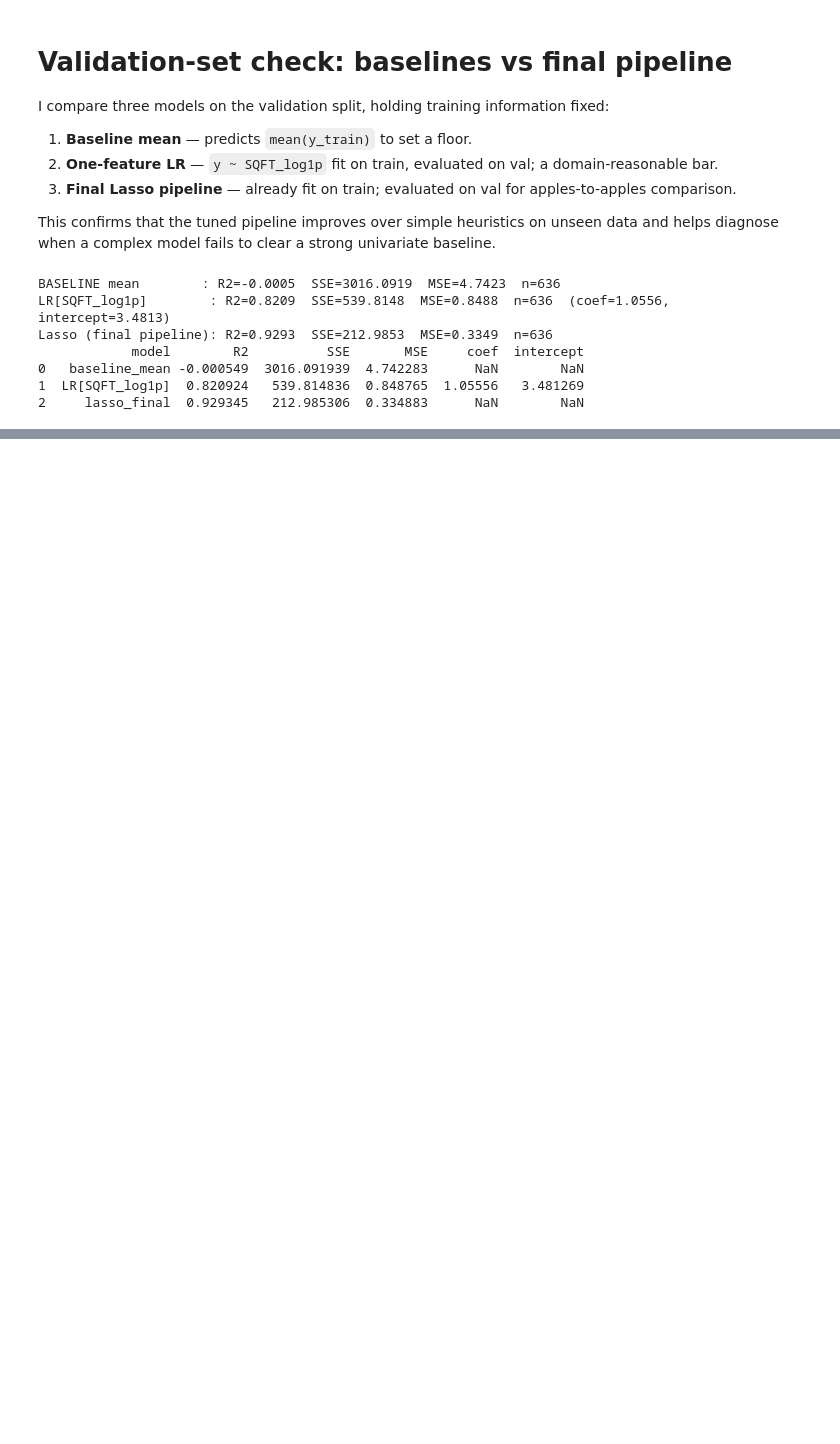
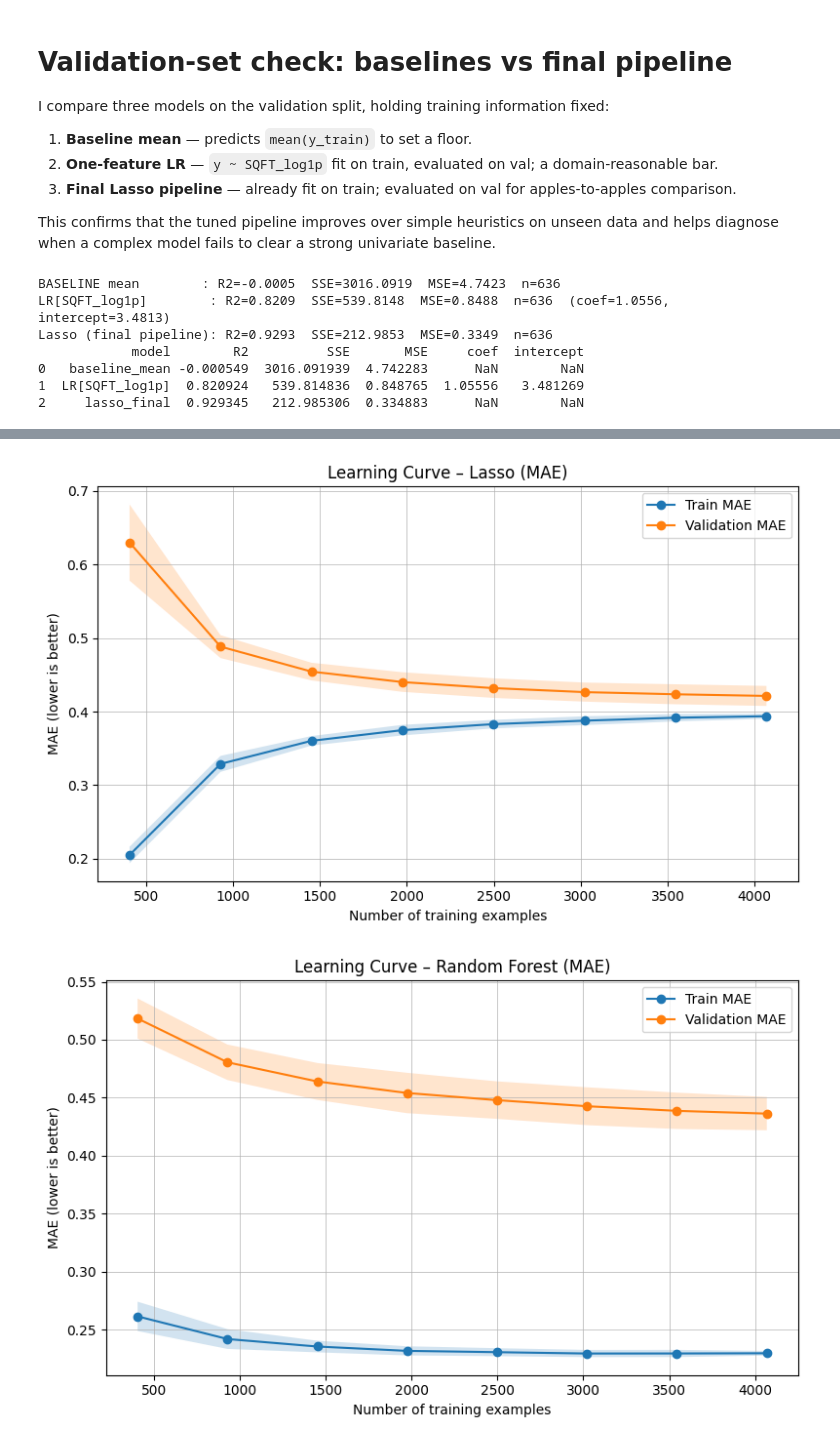
Before and after one commit to dgorin1/CBECS_portfolio, a Jupyter notebook: notebooks/02_build_train.ipynb, the cells around one changed output, grey strips where cells are left out. Cells and saved outputs as stored; diff of their text form; code cells hidden in the pictures; blank space fills up the shorter version.

```diff
--- a/notebooks/02_build_train.ipynb
+++ b/notebooks/02_build_train.ipynb
@@ -759,0 +967,75 @@ Lasso (final pipeline): R2=0.9293  SSE=212.9853  MSE=0.3349  n=636
+# %%
+from sklearn.model_selection import learning_curve
+from sklearn.metrics import make_scorer, mean_absolute_error
+import matplotlib.pyplot as plt
+import numpy as np
+
+# sklearn's built-in string scorer "neg_mean_absolute_error" works too,
+# but I'll keep an explicit scorer here for clarity if you reuse it elsewhere.
+mae_scorer = make_scorer(mean_absolute_error, greater_is_better=False)
+
+def plot_learning_curve_mae(
+    estimator,
+    X,
+    y,
+    cv,
+    title,
+    train_sizes=np.linspace(0.1, 1.0, 8)
+):
+    sizes, train_scores, val_scores = learning_curve(
+        estimator=estimator,
+        X=X,
+        y=y,
+        train_sizes=train_sizes,
+        cv=cv,
+        scoring=mae_scorer,   # returns NEGATIVE MAE
+        n_jobs=-1,
+        shuffle=True,
+        random_state=1,
+    )
+
+    # convert from negative MAE to MAE
+    train_mae = -train_scores
+    val_mae   = -val_scores
+
+    train_mean = train_mae.mean(axis=1)
+    train_std  = train_mae.std(axis=1)
+    val_mean   = val_mae.mean(axis=1)
+    val_std    = val_mae.std(axis=1)
+
+    plt.figure(figsize=(8, 5))
+    plt.plot(sizes, train_mean, marker="o", label="Train MAE")
+    plt.fill_between(sizes, train_mean - train_std, train_mean + train_std, alpha=0.2)
+
+    plt.plot(sizes, val_mean, marker="o", label="Validation MAE")
+    plt.fill_between(sizes, val_mean - val_std, val_mean + val_std, alpha=0.2)
+
+    plt.xlabel("Number of training examples")
+    plt.ylabel("MAE (lower is better)")
+    plt.title(title)
+    plt.legend()
+    plt.grid(True, linewidth=0.5)
+    plt.tight_layout()
+    plt.show()
+
+
+# --- Lasso learning curve (MAE) ---
+plot_learning_curve_mae(
+    estimator=final_lasso,     # your fitted Lasso pipeline
+    X=X_train,
+    y=y_train,
+    cv=rkf,                    # your RepeatedKFold with random_state=1
+    title="Learning Curve – Lasso (MAE)",
+)
+
+# --- Random Forest learning curve (MAE) ---
+plot_learning_curve_mae(
+    estimator=best_rf_pipe,    # your tuned RF pipeline from Optuna
+    X=X_train,
+    y=y_train,
+    cv=rkf,
+    title="Learning Curve – Random Forest (MAE)",
+)
+# %% [output]
+[figure, added]
+[figure, added]
```
Also changed, not shown: parts of 13 cells of this notebook, 1 other file.
